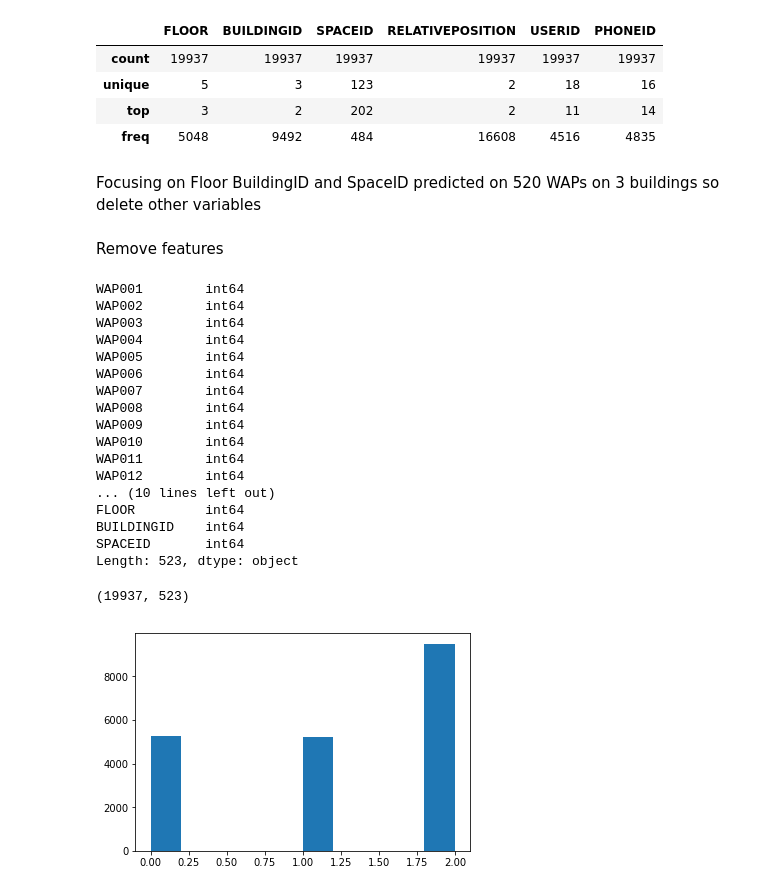
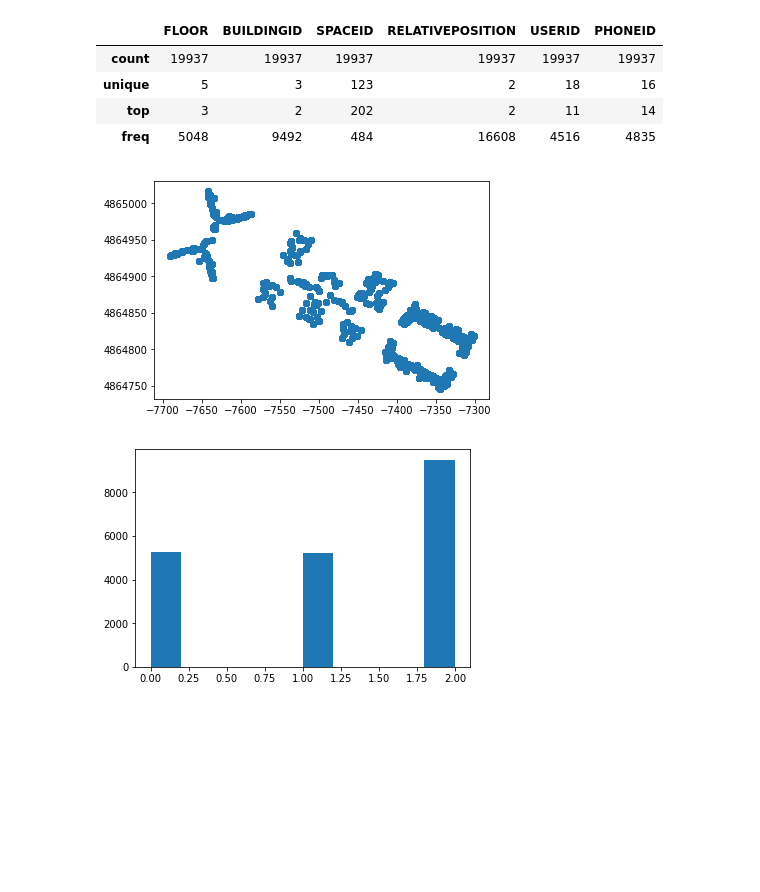
Before and after one commit to donmbice/WIFI-Indoor-Locationing, a Jupyter notebook: 2_Wifi_Indoor_Locationing.ipynb, the cells around one changed output. Drawn from its saved outputs; the diff is of its cells as text; code cells hidden in the pictures; blank space fills up the shorter version.

```diff
--- a/2_Wifi_Indoor_Locationing.ipynb
+++ b/2_Wifi_Indoor_Locationing.ipynb
@@ -91,7 +107,3 @@ print(dataset.head(20))
 | unique | 5 | 3 | 123 | 2 | 18 | 16 |
 | top | 3 | 2 | 202 | 2 | 11 | 14 |
 | freq | 5048 | 9492 | 484 | 16608 | 4516 | 4835 |
-# %% [markdown]
- Focusing on Floor BuildingID and SpaceID predicted on 520 WAPs on 3 buildings so delete other variables
-# %% [markdown]
-Remove features
@@ -105,27 +110,11 @@ del dataset ['TIMESTAMP']
-# %%
-print(dataset.dtypes)
-# %% [output]
-WAP001        int64
-WAP002        int64
-WAP003        int64
-WAP004        int64
-WAP005        int64
-WAP006        int64
-WAP007        int64
-WAP008        int64
-WAP009        int64
-WAP010        int64
-WAP011        int64
-WAP012        int64
-... (10 lines left out)
-FLOOR         int64
-BUILDINGID    int64
-SPACEID       int64
-Length: 523, dtype: object
-# %%
-print(dataset.shape)
-# %% [output]
-(19937, 523)
+# %%
+#Physical plot of the data by longitude and latitude showing three buildings
+x = dataset['LONGITUDE']
+y = dataset['LATITUDE']
+pyplot.scatter(x,y)
+pyplot.show()
+# %% [output]
+[figure, added]
 # %%
 pyplot.hist(dataset['BUILDINGID'])
 pyplot.show()
```
Also changed, not shown: parts of 32 cells of this notebook.
